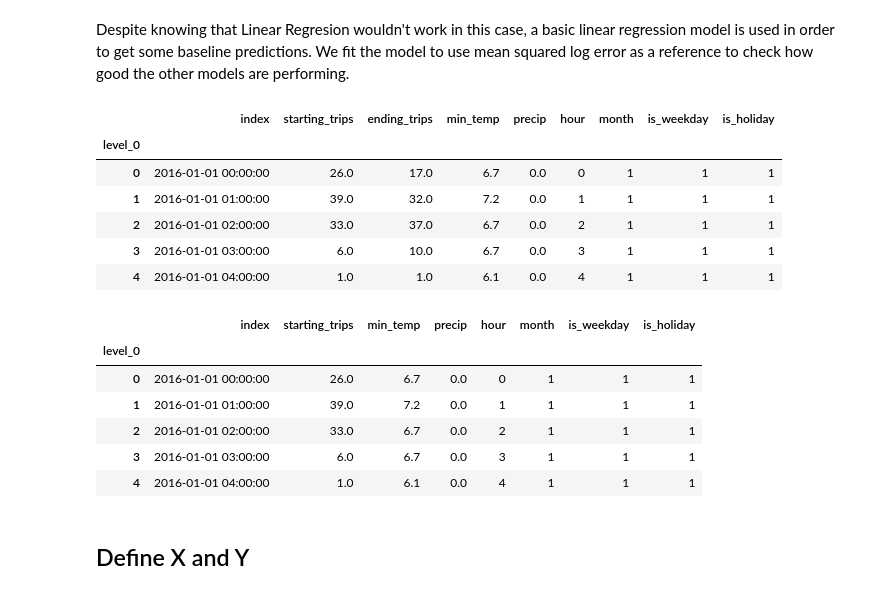
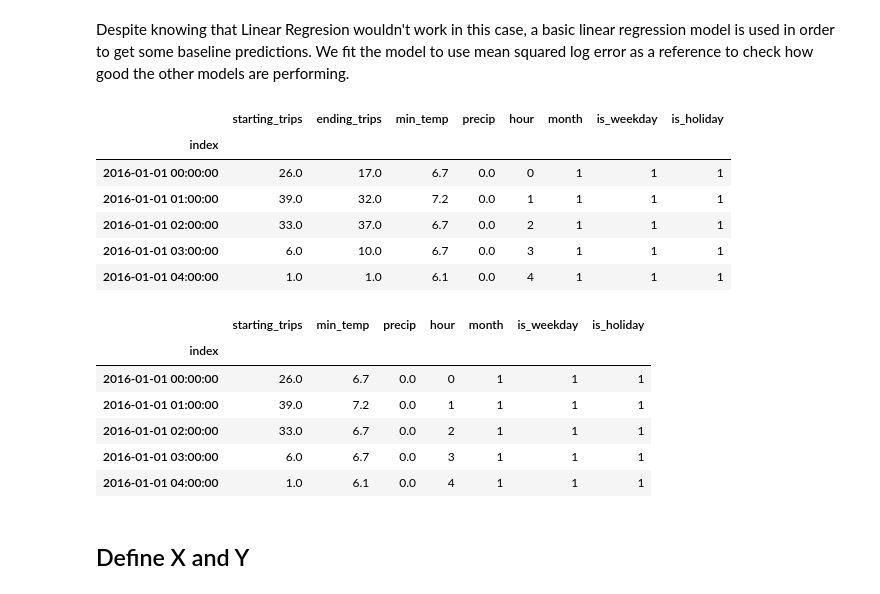
Before and after one commit to Jerematix/dataflow, a Jupyter notebook: notebooks/predictive_analytics/Linear Regression.ipynb, the cells around one changed output. Cells and saved outputs as stored; diff of their text form; code cells hidden in the pictures.

```diff
--- a/notebooks/predictive_analytics/Linear Regression.ipynb
+++ b/notebooks/predictive_analytics/Linear Regression.ipynb
@@ -12,14 +14,14 @@ from sklearn.metrics import mean_squared_error, mean_absolute_error, r2_score
 # %%
-df_bike_trips_hourly = pd.read_parquet('../../data/bike_trips_hourly.parquet')
+df_bike_trips_hourly = pd.read_parquet('../../data/bike_trips_hourly_FINAL.parquet')
 df_bike_trips_hourly.head()
 # %% [output]
-|  | index | starting_trips | ending_trips | min_temp | precip | hour | month | is_weekday | is_holiday |
-| level_0 |  |  |  |  |  |  |  |  |  |
-| 0 | 2016-01-01 00:00:00 | 26.0 | 17.0 | 6.7 | 0.0 | 0 | 1 | 1 | 1 |
-| 1 | 2016-01-01 01:00:00 | 39.0 | 32.0 | 7.2 | 0.0 | 1 | 1 | 1 | 1 |
-| 2 | 2016-01-01 02:00:00 | 33.0 | 37.0 | 6.7 | 0.0 | 2 | 1 | 1 | 1 |
-| 3 | 2016-01-01 03:00:00 | 6.0 | 10.0 | 6.7 | 0.0 | 3 | 1 | 1 | 1 |
-| 4 | 2016-01-01 04:00:00 | 1.0 | 1.0 | 6.1 | 0.0 | 4 | 1 | 1 | 1 |
+|  | starting_trips | ending_trips | min_temp | precip | hour | month | is_weekday | is_holiday |
+| index |  |  |  |  |  |  |  |  |
+| 2016-01-01 00:00:00 | 26.0 | 17.0 | 6.7 | 0.0 | 0 | 1 | 1 | 1 |
+| 2016-01-01 01:00:00 | 39.0 | 32.0 | 7.2 | 0.0 | 1 | 1 | 1 | 1 |
+| 2016-01-01 02:00:00 | 33.0 | 37.0 | 6.7 | 0.0 | 2 | 1 | 1 | 1 |
+| 2016-01-01 03:00:00 | 6.0 | 10.0 | 6.7 | 0.0 | 3 | 1 | 1 | 1 |
+| 2016-01-01 04:00:00 | 1.0 | 1.0 | 6.1 | 0.0 | 4 | 1 | 1 | 1 |
 # %%
 #drop date, because it is already in the index
 df_bike_trips_hourly.drop(['ending_trips'] , axis=1, inplace=True)
@@ -27,13 +29,13 @@ df_bike_trips_hourly.drop(['ending_trips'] , axis=1, inplace=True)
 
 df_bike_trips_hourly.head()
 # %% [output]
-|  | index | starting_trips | min_temp | precip | hour | month | is_weekday | is_holiday |
-| level_0 |  |  |  |  |  |  |  |  |
-| 0 | 2016-01-01 00:00:00 | 26.0 | 6.7 | 0.0 | 0 | 1 | 1 | 1 |
-| 1 | 2016-01-01 01:00:00 | 39.0 | 7.2 | 0.0 | 1 | 1 | 1 | 1 |
-| 2 | 2016-01-01 02:00:00 | 33.0 | 6.7 | 0.0 | 2 | 1 | 1 | 1 |
-| 3 | 2016-01-01 03:00:00 | 6.0 | 6.7 | 0.0 | 3 | 1 | 1 | 1 |
-| 4 | 2016-01-01 04:00:00 | 1.0 | 6.1 | 0.0 | 4 | 1 | 1 | 1 |
+|  | starting_trips | min_temp | precip | hour | month | is_weekday | is_holiday |
+| index |  |  |  |  |  |  |  |
+| 2016-01-01 00:00:00 | 26.0 | 6.7 | 0.0 | 0 | 1 | 1 | 1 |
+| 2016-01-01 01:00:00 | 39.0 | 7.2 | 0.0 | 1 | 1 | 1 | 1 |
+| 2016-01-01 02:00:00 | 33.0 | 6.7 | 0.0 | 2 | 1 | 1 | 1 |
+| 2016-01-01 03:00:00 | 6.0 | 6.7 | 0.0 | 3 | 1 | 1 | 1 |
+| 2016-01-01 04:00:00 | 1.0 | 6.1 | 0.0 | 4 | 1 | 1 | 1 |
 # %% [markdown]
 ## Define X and Y
 # %%
```
Also changed, not shown: parts of 6 cells of this notebook, 2 other files.
